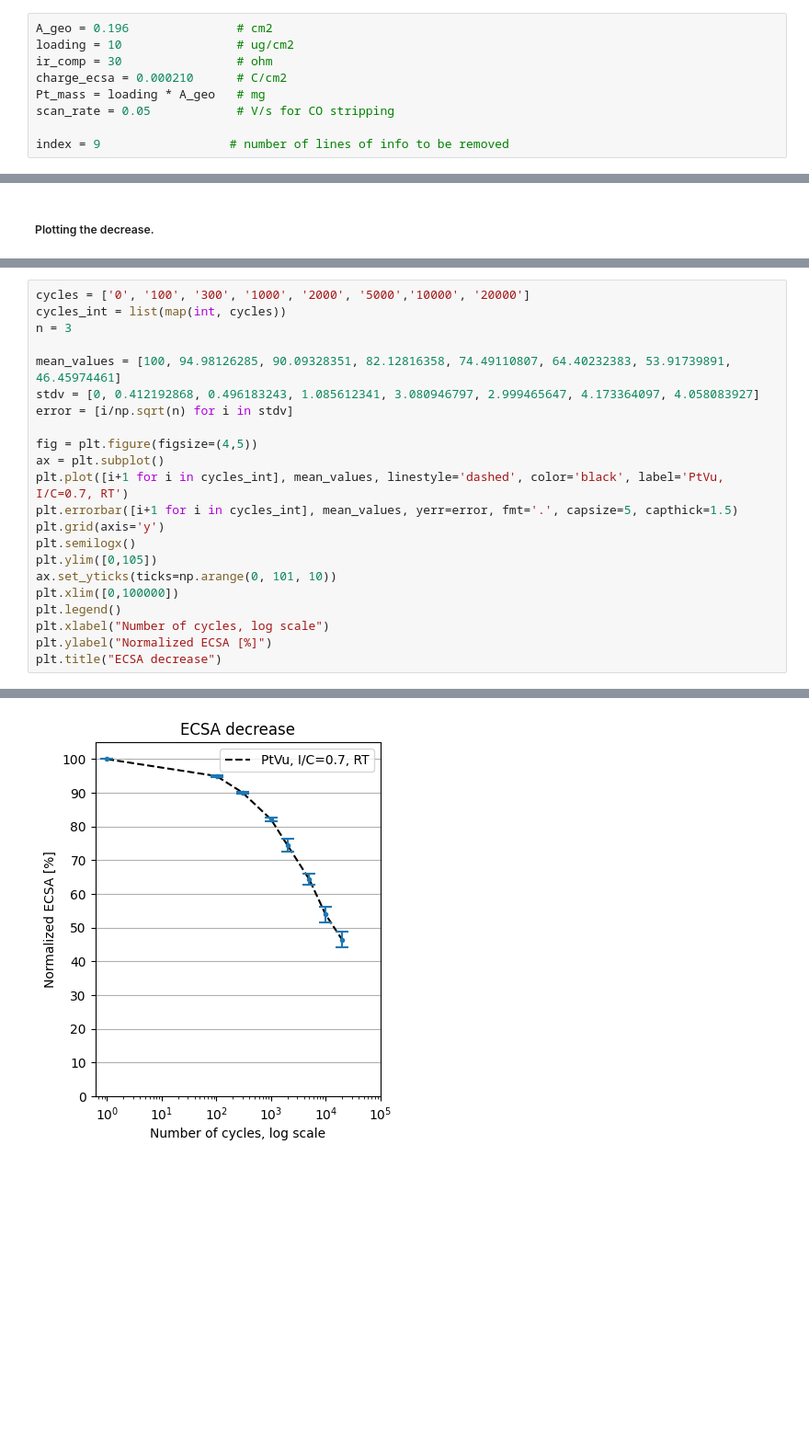
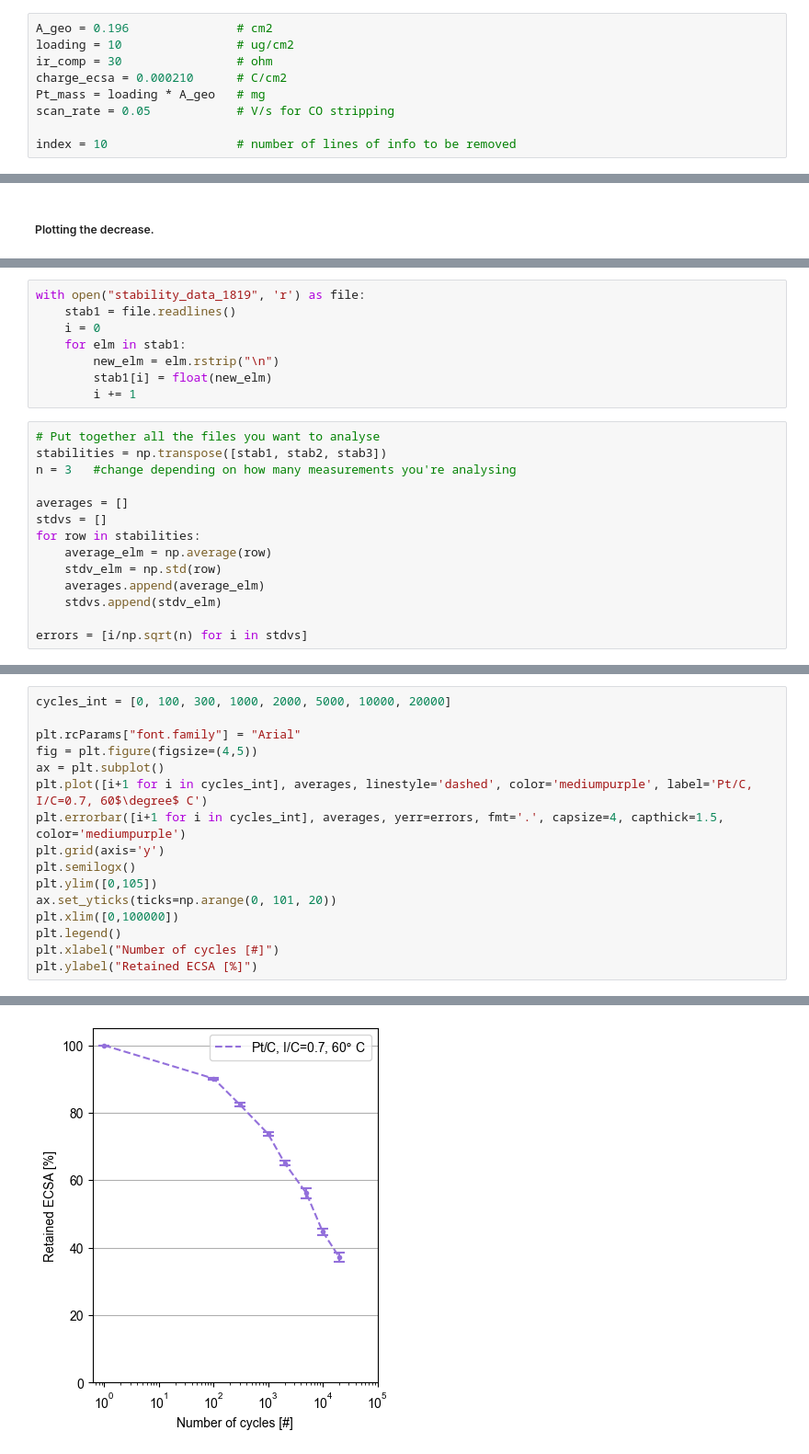
Before and after one commit to linneabjork/RDE_analysis, a Jupyter notebook: run_stability.ipynb, the cells around one changed output, grey strips where cells are left out. Shown: that part at 92% size. Cells and saved outputs as stored; diff of their text form; blank space fills up the shorter version.

```diff
--- a/run_stability.ipynb
+++ b/run_stability.ipynb
@@ -35,7 +33,7 @@ charge_ecsa = 0.000210      # C/cm2
 Pt_mass = loading * A_geo   # mg
 scan_rate = 0.05            # V/s for CO stripping
 
-index = 9                  # number of lines of info to be removed
+index = 10                  # number of lines of info to be removed
 # %% [markdown]
 #### 1.2 Check the reference electrode.
 # %%
@@ -288,0 +299,22 @@ plt.grid(axis='y')
+# %%
+with open("stability_data_1819", 'r') as file:
+    stab1 = file.readlines()
+    i = 0
+    for elm in stab1:
+        new_elm = elm.rstrip("\n")
+        stab1[i] = float(new_elm)
+        i += 1
+# %%
+# Put together all the files you want to analyse
+stabilities = np.transpose([stab1, stab2, stab3])
+n = 3   #change depending on how many measurements you're analysing
+
+averages = []
+stdvs = []
+for row in stabilities:
+    average_elm = np.average(row)
+    stdv_elm = np.std(row)
+    averages.append(average_elm)
+    stdvs.append(stdv_elm)
+
+errors = [i/np.sqrt(n) for i in stdvs]
@@ -289,23 +323,17 @@ plt.grid(axis='y')
 # %%
-cycles = ['0', '100', '300', '1000', '2000', '5000','10000', '20000']
-cycles_int = list(map(int, cycles))
-n = 3
+cycles_int = [0, 100, 300, 1000, 2000, 5000, 10000, 20000]
 
-mean_values = [100, 94.98126285, 90.09328351, 82.12816358, 74.49110807, 64.40232383, 53.91739891, 46.45974461]
-stdv = [0, 0.412192868, 0.496183243, 1.085612341, 3.080946797, 2.999465647, 4.173364097, 4.058083927]
-error = [i/np.sqrt(n) for i in stdv]
-
+plt.rcParams["font.family"] = "Arial"
 fig = plt.figure(figsize=(4,5))
 ax = plt.subplot()
-plt.plot([i+1 for i in cycles_int], mean_values, linestyle='dashed', color='black', label='PtVu, I/C=0.7, RT')
-plt.errorbar([i+1 for i in cycles_int], mean_values, yerr=error, fmt='.', capsize=5, capthick=1.5)
+plt.plot([i+1 for i in cycles_int], averages, linestyle='dashed', color='mediumpurple', label='Pt/C, I/C=0.7, 60$\degree$ C')
+plt.errorbar([i+1 for i in cycles_int], averages, yerr=errors, fmt='.', capsize=4, capthick=1.5, color='mediumpurple')
 plt.grid(axis='y')
 plt.semilogx()
 plt.ylim([0,105])
-ax.set_yticks(ticks=np.arange(0, 101, 10))
+ax.set_yticks(ticks=np.arange(0, 101, 20))
 plt.xlim([0,100000])
 plt.legend()
-plt.xlabel("Number of cycles, log scale")
-plt.ylabel("Normalized ECSA [%]")
-plt.title("ECSA decrease")
+plt.xlabel("Number of cycles [#]")
+plt.ylabel("Retained ECSA [%]")
 # %% [output]
@@ -313 +341 @@ Text(0.5, 1.0, 'ECSA decrease')
-[figure, old version]
+[figure, new version]
```
Also changed, not shown: parts of 16 cells of this notebook.
